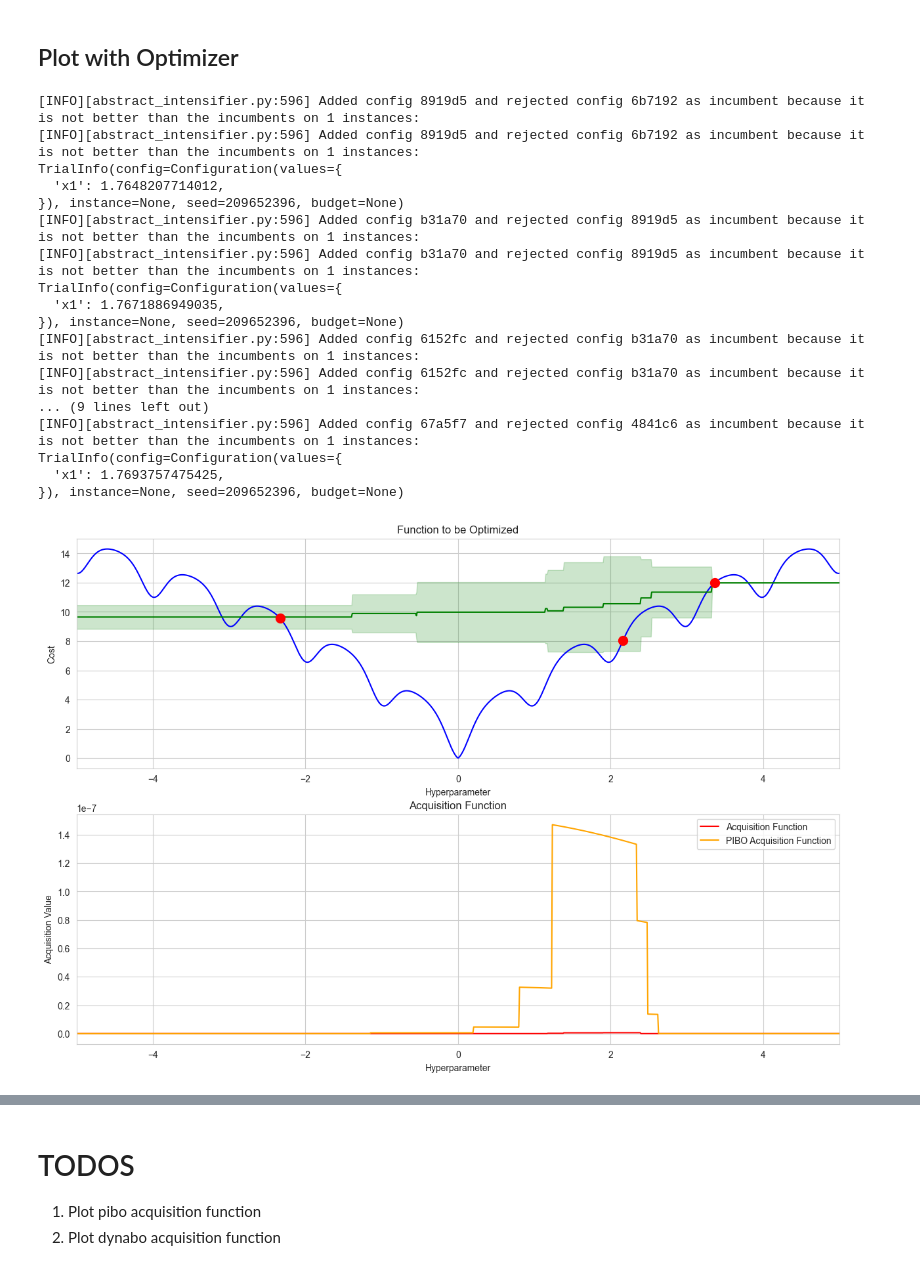
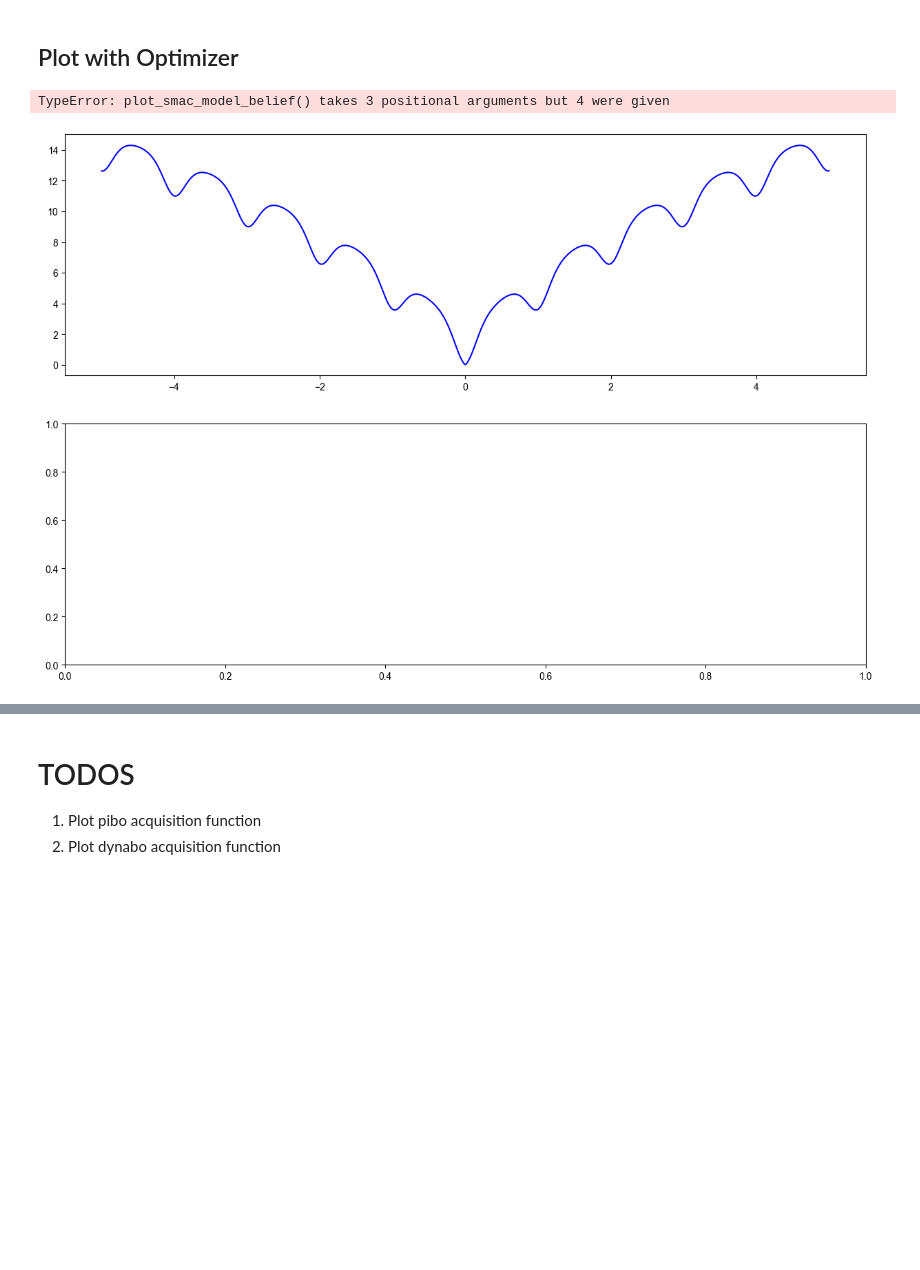
Before and after one commit to automl/DynaBO, a Jupyter notebook: dynabo/plotting/plot_prior_impact.ipynb, the cells around one changed output, grey strips where cells are left out. Drawn from its saved outputs; the diff is of its cells as text; code cells hidden in the pictures; blank space fills up the shorter version.

```diff
--- a/dynabo/plotting/plot_prior_impact.ipynb
+++ b/dynabo/plotting/plot_prior_impact.ipynb
@@ -89,7 +89,7 @@ def set_lower_layout(ax):
     ax.set_title("Acquisition Function")
     # Set x and y limits
     ax.set_xlim(-5, 5)
-    # ax.set_yscale('log')
+    ax.set_yscale("log")
     return ax
 # %%
 def fit_surrogate_model(smac: HyperparameterOptimizationFacade, plotting_smac: HyperparameterOptimizationFacade):
@@ -266,31 +265,15 @@ set_prior(pibo_optimizer, new_configspace)
 ## Plot with Optimizer
 # %%
 control_optimizer = pibo_optimizer
-create_plots(x_values, base_optimizer, pibo_optimizer, plotting_smac, plot_base=False, plot_pibo=True)
+create_plots(x_values, base_optimizer, pibo_optimizer, plotting_smac)
 for trial_key in range(5):
     info: TrialInfo = control_optimizer.ask()
     trial_value = ackley_wrapper(info, x_values)
     base_optimizer.tell(info, trial_value)
     pibo_optimizer.tell(info, trial_value)
     print(info)
 
-    create_plots(x_values, base_optimizer, pibo_optimizer, plotting_smac, plot_base=False, plot_pibo=True)
+    create_plots(x_values, base_optimizer, pibo_optimizer, plotting_smac)
 # %% [output]
-[INFO][abstract_intensifier.py:596] Added config 8919d5 and rejected config 6b7192 as incumbent because it is not better than the incumbents on 1 instances:
-[INFO][abstract_intensifier.py:596] Added config 8919d5 and rejected config 6b7192 as incumbent because it is not better than the incumbents on 1 instances:
-TrialInfo(config=Configuration(values={
-  'x1': 1.7648207714012,
-}), instance=None, seed=209652396, budget=None)
-[INFO][abstract_intensifier.py:596] Added config b31a70 and rejected config 8919d5 as incumbent because it is not better than the incumbents on 1 instances:
-[INFO][abstract_intensifier.py:596] Added config b31a70 and rejected config 8919d5 as incumbent because it is not better than the incumbents on 1 instances:
-TrialInfo(config=Configuration(values={
-  'x1': 1.7671886949035,
-}), instance=None, seed=209652396, budget=None)
-[INFO][abstract_intensifier.py:596] Added config 6152fc and rejected config b31a70 as incumbent because it is not better than the incumbents on 1 instances:
-[INFO][abstract_intensifier.py:596] Added config 6152fc and rejected config b31a70 as incumbent because it is not better than the incumbents on 1 instances:
-... (9 lines left out)
-[INFO][abstract_intensifier.py:596] Added config 67a5f7 and rejected config 4841c6 as incumbent because it is not better than the incumbents on 1 instances:
-TrialInfo(config=Configuration(values={
-  'x1': 1.7693757475425,
-}), instance=None, seed=209652396, budget=None)
+TypeError: plot_smac_model_belief() takes 3 positional arguments but 4 were given
-[figure, old version]
+[figure, new version]
```
Also changed, not shown: parts of 2 cells of this notebook.
